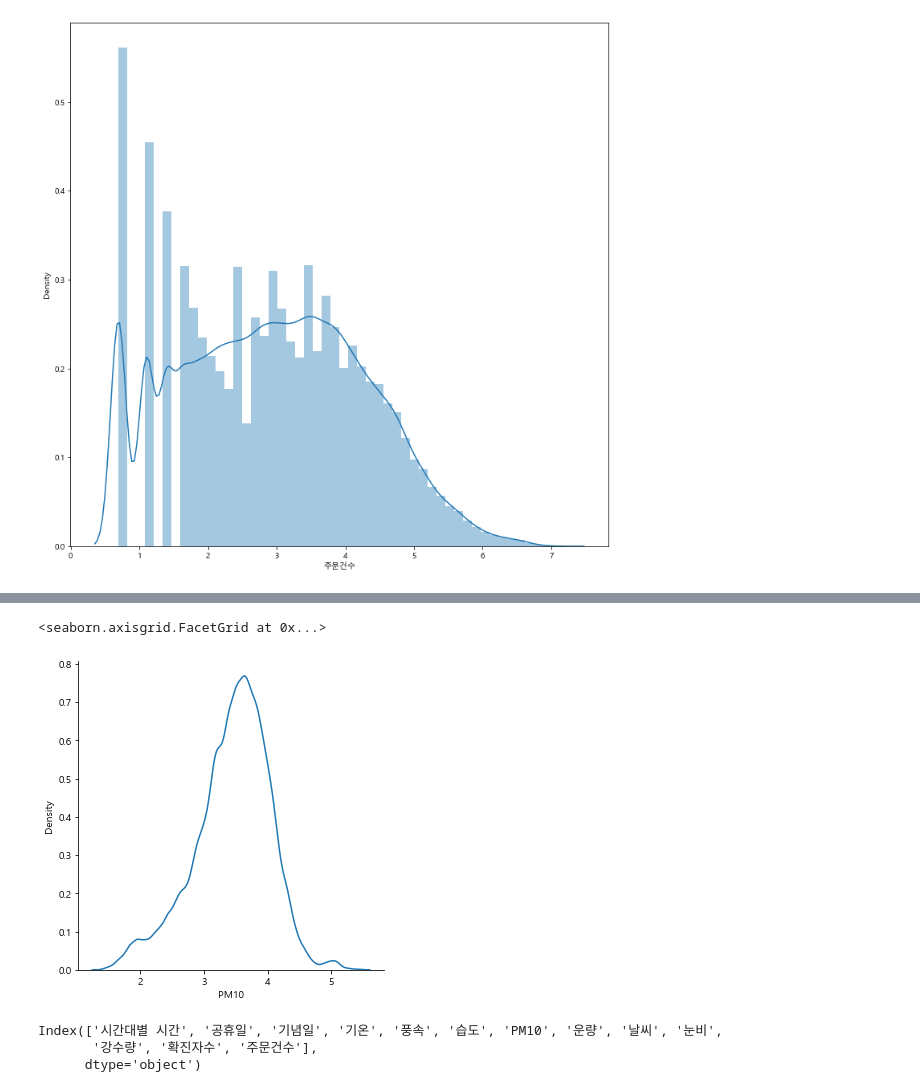
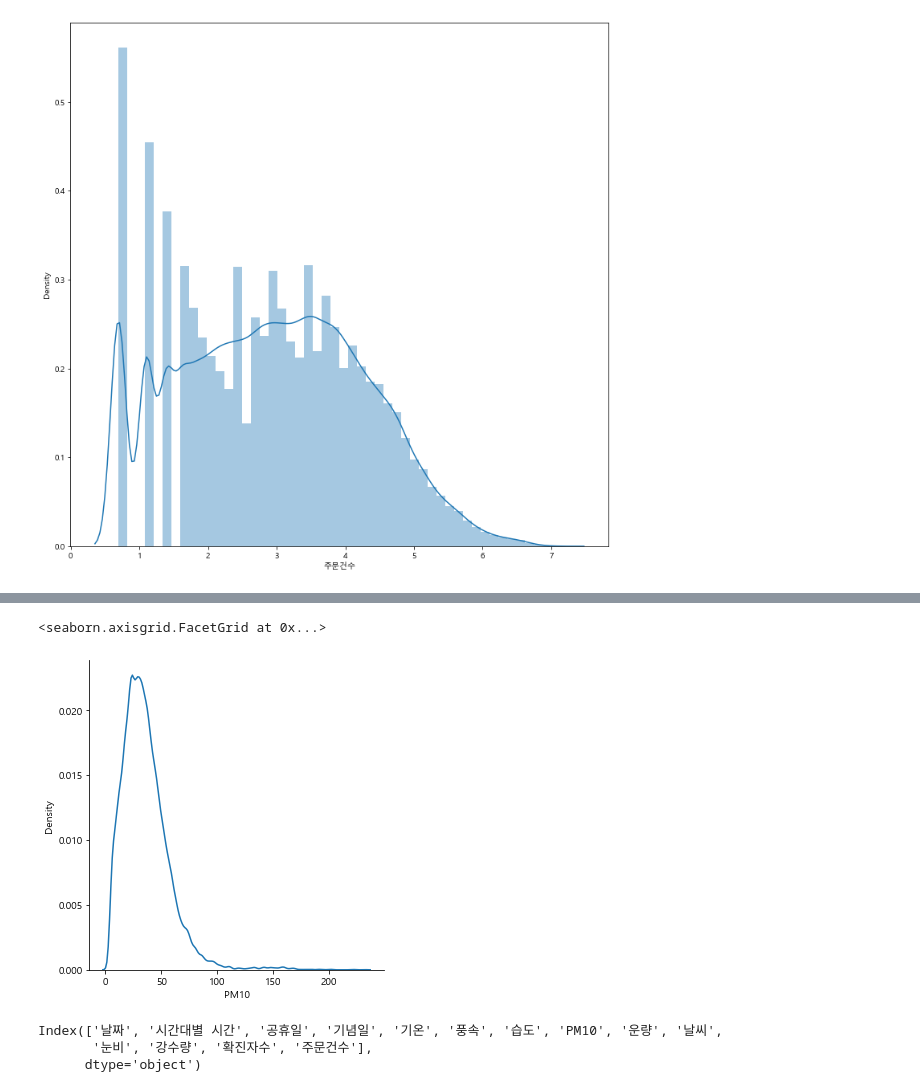
Before and after one commit to parksimis/Mulcam-Delivery-Service, a Jupyter notebook: data_analysis/EDA.ipynb, the cells around one changed output, grey strips where cells are left out. Drawn from its saved outputs; the diff is of its cells as text; code cells hidden in the pictures.

```diff
--- a/data_analysis/EDA.ipynb
+++ b/data_analysis/EDA.ipynb
@@ -49,0 +115,3 @@ final_data
+# %%
+# 날짜 형변환
+final_data['날짜'] = pd.to_datetime(final_data['날짜'])
@@ -145,8 +262,8 @@ sns.distplot(np.log1p(final_data['주문건수']))
 # %%
-sns.displot(np.log1p(final_data['PM10']), kind='kde')
+sns.displot(final_data['PM10'], kind='kde')
 # %% [output]
 <seaborn.axisgrid.FacetGrid at 0x...>
-[figure, old version]
+[figure, new version]
 # %%
 from scipy.stats import skew
 
@@ -155,8 +272,8 @@ from scipy.stats import skew
 features_index = final_data.dtypes[(final_data.dtypes != 'object') ].index
 features_index
 # %% [output]
-Index(['시간대별 시간', '공휴일', '기념일', '기온', '풍속', '습도', 'PM10', '운량', '날씨', '눈비',
-       '강수량', '확진자수', '주문건수'],
+Index(['날짜', '시간대별 시간', '공휴일', '기념일', '기온', '풍속', '습도', 'PM10', '운량', '날씨',
+       '눈비', '강수량', '확진자수', '주문건수'],
       dtype='object')
 # %%
 skew_features = final_data[features_index].apply(lambda x: skew(x))
```
Also changed, not shown: parts of 44 cells of this notebook.
